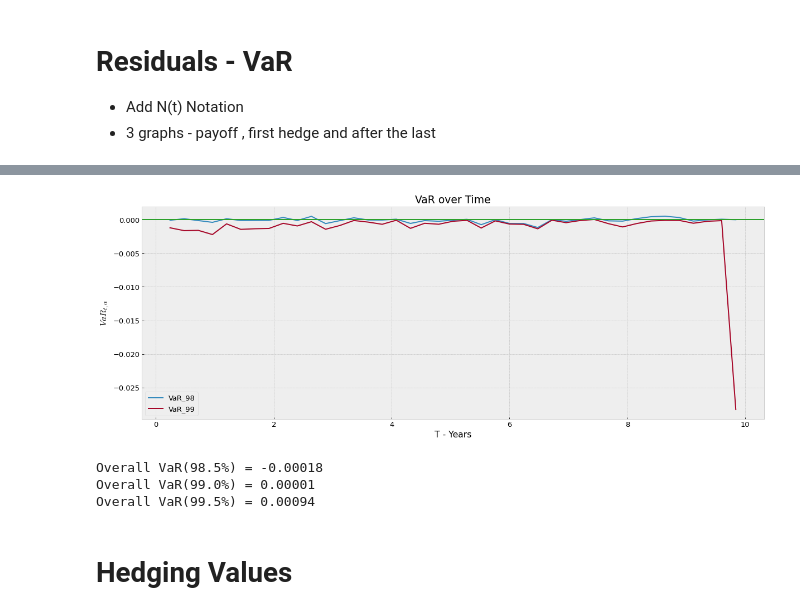
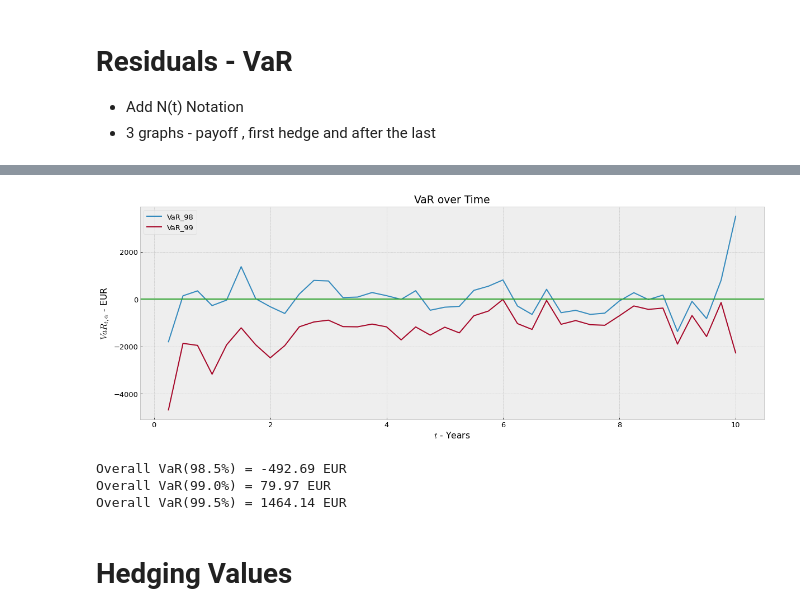
Before and after one commit to ithakis/Option-Replicating-Portfolio-with-Neural-Networks, a Jupyter notebook: Assignment4.ipynb, the cells around one changed output, grey strips where cells are left out. Cells and saved outputs as stored; diff of their text form; code cells hidden in the pictures.

```diff
--- a/Assignment4.ipynb
+++ b/Assignment4.ipynb
@@ -64,7 +43,7 @@ def sobol_norm(m, d=1 ,seed=1234):
 # %%
 """ Global Variables """
 n_paths   = ceil(np.log2(4_000)) ; print(f'Paths: {2**n_paths:,.0f}')# for both Y and N
-dt        = 1/(100) # Local: use greater than 42
+dt        = 1/(365) # Local: use greater than 42
 
 rebalancing = 1/4 # Quarterly
 
@@ -308,4 +260,30 @@ def quantile_loss(y, y_p):
 lr_scheduler    = keras.callbacks.LearningRateScheduler(scheduler)
 quantile_loss_f = lambda y, y_p : quantile_loss(y, y_p)
 # %%
-cost_of_capital = 0.1 * dt
+cost_of_capital = .1
+# %%
+dense_initalizer = keras.initializers.RandomNormal(mean=0, stddev=0.1, seed=1234)
+const_initalizer = keras.initializers.RandomNormal(mean=[1-out_of_money_P,out_of_money_P], stddev=0.0, seed=1234)
+
+# model 1
+Input_S_N = keras.Input(shape=(3,), name='input: S_{t}, N_{t}, l_{t}')
+x = keras.layers.Dense(8, activation='LeakyReLU', name='LeakyReLU_1', kernel_initializer=dense_initalizer)(Input_S_N)
+x = keras.layers.Dense(8, activation='LeakyReLU', name='LeakyReLU_2', kernel_initializer=dense_initalizer)(x)
+holdings = keras.layers.Dense(2, activation='linear', name='Phi_Psi', kernel_initializer=dense_initalizer, bias_initializer=const_initalizer)(x)
+
+prices_1 = keras.Input(shape=(2,), name='input: S_{t}, B_{t}')
+S_out    = keras.layers.Dot(axes = 1, name='V_t')([holdings, prices_1])
+
+model1 = keras.Model(inputs=[Input_S_N, prices_1], outputs=S_out, name="Replicating_Portfolio_MSE")
+
+#model2
+Input_S_N2 = keras.Input(shape=(3,), name='input: S_{t}, N_{t}, l_{t}')
+x2 = keras.layers.Dense(8, activation='LeakyReLU', name='LeakyReLU_1', kernel_initializer=dense_initalizer)(Input_S_N2)
+x2 = keras.layers.Dense(8, activation='LeakyReLU', name='LeakyReLU_2', kernel_initializer=dense_initalizer)(x2)
+holdings2 = keras.layers.Dense(2, activation='linear', name='Phi_Psi', kernel_initializer=dense_initalizer, bias_initializer=const_initalizer)(x2)
+
+prices_12 = keras.Input(shape=(2,), name='input: S_{t}, B_{t}')
+S_out2    = keras.layers.Dot(axes = 1, name='V_t')([holdings2, prices_12])
+
+model2 = keras.Model(inputs=[Input_S_N, prices_1], outputs=S_out, name="Replicating_Portfolio_Q99")
+model1.summary()
@@ -403,7 +384,8 @@ Y_(0.24) = 0.953, N_(0.24) = 0.998
 * 3 graphs - payoff , first hedge and after the last
 # %%
 VaR_HV_df = pd.DataFrame(np.array(VaR_HV)[:,0], index=np.array(VaR_HV)[:,1], columns=['VaR'])
-residuals = VaR_HV_df.loc[10].values * ADJUSTMENT_FACTOR
+VaR_HV_df = VaR_HV_df * ADJUSTMENT_FACTOR
+residuals = VaR_HV_df.loc[10].values
 c = ['tab:red' if r else 'tab:blue' for r in residuals > 0]
 fig, ax = plt.subplots()
 plt.scatter(Y_paths[:,-1]* ADJUSTMENT_FACTOR, residuals, color=c, marker='.')
@@ -416,17 +398,17 @@ KeyError: 10
 # %%
 ax = VaR_HV_df.groupby(level=0).aggregate(
     VaR_98=pd.NamedAgg(column="VaR", aggfunc = lambda x: np.quantile(x, .99)),
     VaR_99=pd.NamedAgg(column="VaR", aggfunc = lambda x: np.quantile(x, .98)),
-    ).plot(title=r'VaR over Time', xlabel='T - Years', ylabel=r'$VaR_{t,\alpha}$')
+    ).plot(title=r'VaR over Time', xlabel=r'$t$ - Years', ylabel=r'$VaR_{t,\alpha}$ - EUR')
 ax.axhline(0, color='tab:green') ; plt.show()
-print(f'Overall VaR(98.5%) = {np.quantile(VaR_HV_df.values, .985):.5f}')
-print(f'Overall VaR(99.0%) = {np.quantile(VaR_HV_df.values, .99):.5f}')
-print(f'Overall VaR(99.5%) = {np.quantile(VaR_HV_df.values, .995):.5f}')
+print(f'Overall VaR(98.5%) = {np.quantile(VaR_HV_df.values, .985):.2f} EUR')
+print(f'Overall VaR(99.0%) = {np.quantile(VaR_HV_df.values, .99):.2f} EUR')
+print(f'Overall VaR(99.5%) = {np.quantile(VaR_HV_df.values, .995):.2f} EUR')
 # %% [output]
-[figure, old version]
+[figure, new version]
-Overall VaR(98.5%) = -0.00018
-Overall VaR(99.0%) = 0.00001
-Overall VaR(99.5%) = 0.00094
+Overall VaR(98.5%) = -492.69 EUR
+Overall VaR(99.0%) = 79.97 EUR
+Overall VaR(99.5%) = 1464.14 EUR
 # %% [markdown]
 # Hedging Values
 # %%
```
Also changed, not shown: parts of 21 cells of this notebook, 1 other file.
